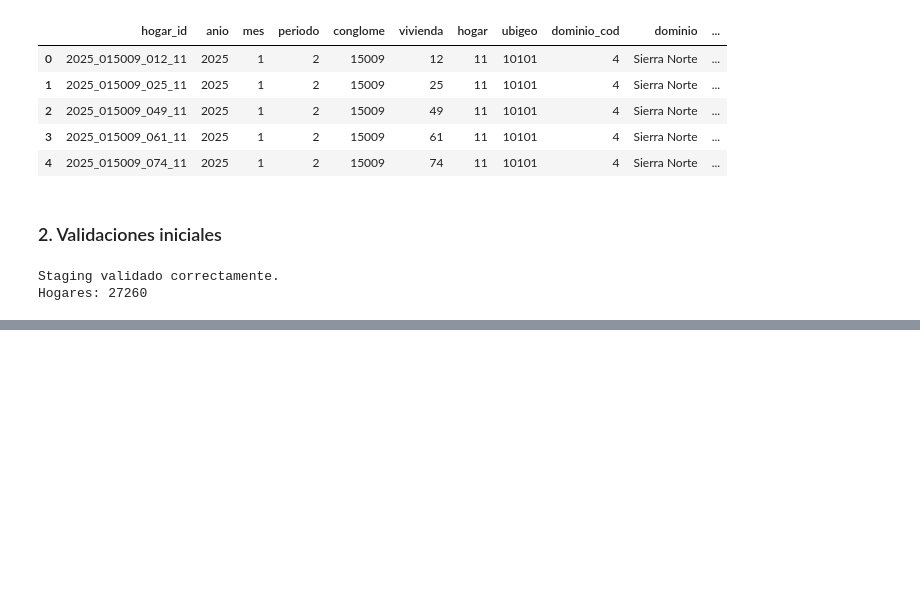
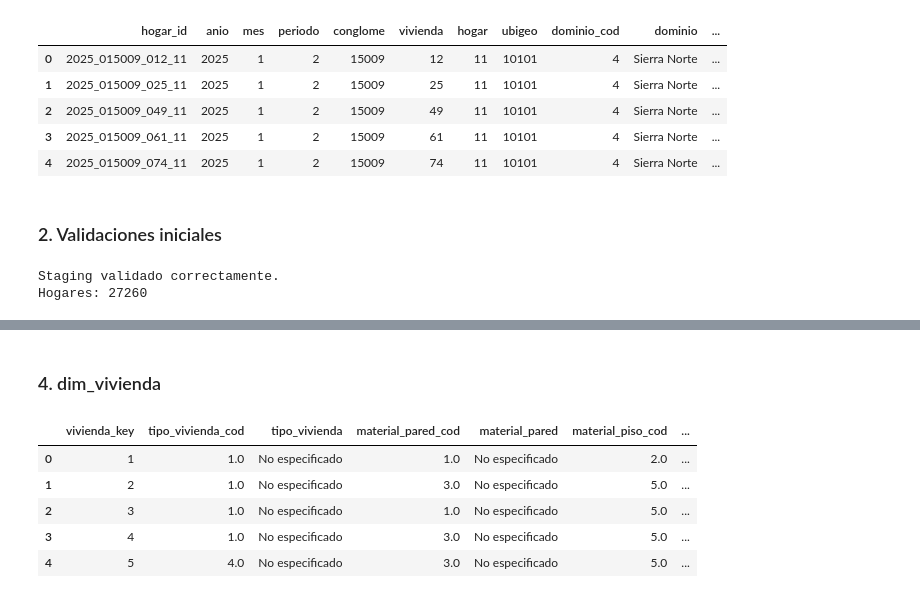
Before and after one commit to GS-716/ENAHO2025_BI_UP, a Jupyter notebook: scripts/03_modelo_estrella.ipynb, the cells around one changed output, grey strips where cells are left out. Saved outputs shown, nothing was run; the diff lists cells and outputs as text; code cells hidden in the pictures; blank space fills up the shorter version.

```diff
--- a/scripts/03_modelo_estrella.ipynb
+++ b/scripts/03_modelo_estrella.ipynb
@@ -39,0 +112,30 @@ Hogares: 27260
+# %% [markdown]
+### 4. dim_vivienda
+# %%
+cols_dim_vivienda = [
+    "tipo_vivienda_cod",
+    "tipo_vivienda",
+    "material_pared_cod",
+    "material_pared",
+    "material_piso_cod",
+    "material_piso",
+    "material_techo_cod",
+    "material_techo",
+    "tenencia_vivienda_cod",
+    "tenencia_vivienda"
+]
+
+dim_vivienda = crear_dimension(
+    stg,
+    columnas=cols_dim_vivienda,
+    nombre_key="vivienda_key"
+)
+
+dim_vivienda.head()
+# %% [output]
+|  | vivienda_key | tipo_vivienda_cod | tipo_vivienda | material_pared_cod | material_pared | material_piso_cod | ... |
+| 0 | 1 | 1.0 | No especificado | 1.0 | No especificado | 2.0 | ... |
+| 1 | 2 | 1.0 | No especificado | 3.0 | No especificado | 5.0 | ... |
+| 2 | 3 | 1.0 | No especificado | 1.0 | No especificado | 5.0 | ... |
+| 3 | 4 | 1.0 | No especificado | 3.0 | No especificado | 5.0 | ... |
+| 4 | 5 | 4.0 | No especificado | 3.0 | No especificado | 5.0 | ... |
```
Also changed, not shown: parts of 6 cells of this notebook, 1 other file.
